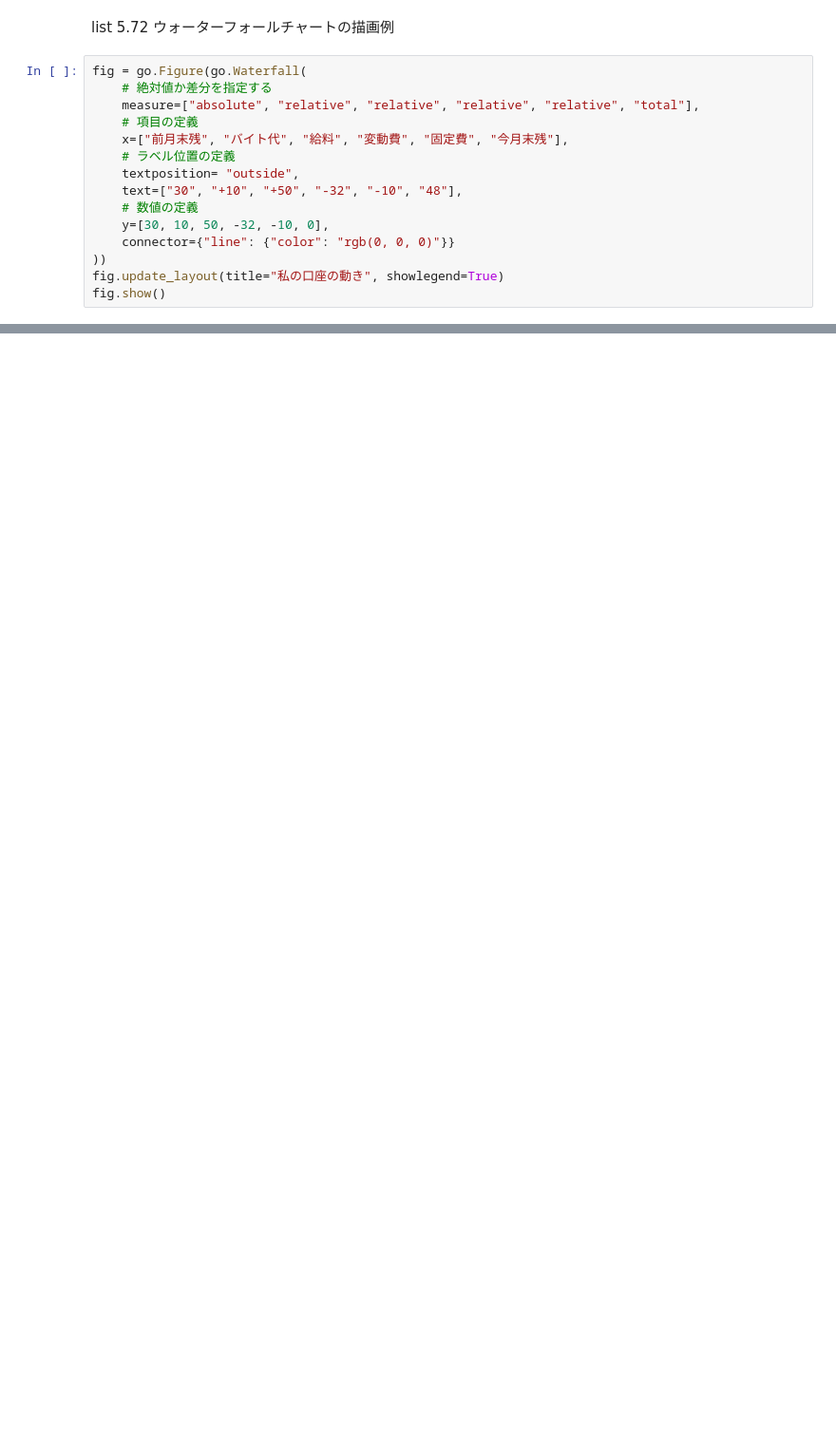
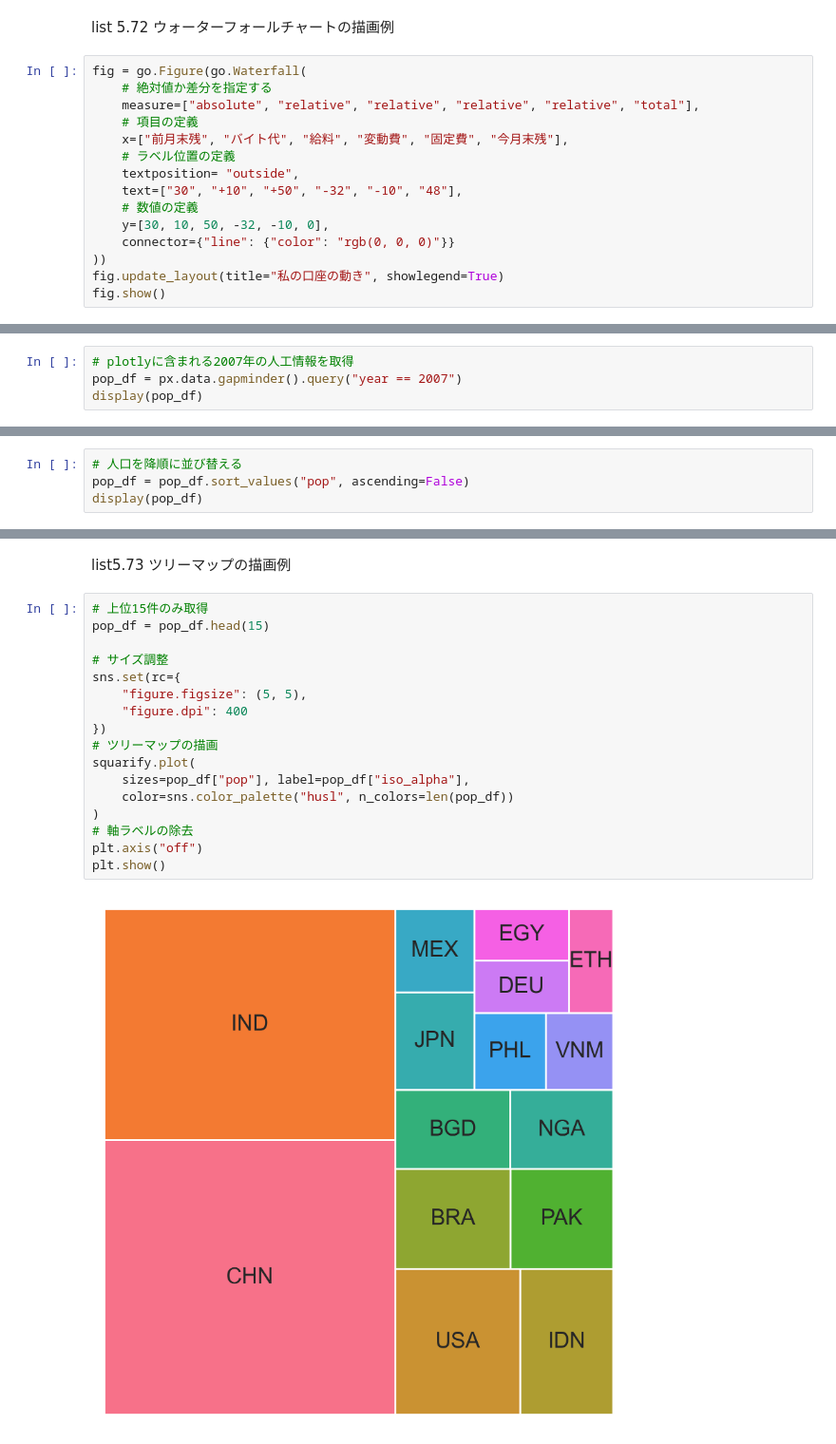
Before and after one commit to ginmaruGH/Introduction_to_Python_Data_Visualization_SE, a Jupyter notebook: practice/ch05_sec15-19.ipynb, the cells around one changed output, grey strips where cells are left out. Shown at 95% size. Drawn from its saved outputs; the diff is of its cells as text; blank space fills up the shorter version.

```diff
--- a/practice/ch05_sec15-19.ipynb
+++ b/practice/ch05_sec15-19.ipynb
@@ -102,0 +104,4 @@ fig.show()
+# %%
+# plotlyに含まれる2007年の人工情報を取得
+pop_df = px.data.gapminder().query("year == 2007")
+display(pop_df)
@@ -102,0 +122,4 @@ fig.show()
+# %%
+# 人口を降順に並び替える
+pop_df = pop_df.sort_values("pop", ascending=False)
+display(pop_df)
@@ -102,0 +140,21 @@ fig.show()
+# %% [markdown]
+list5.73 ツリーマップの描画例
+# %%
+# 上位15件のみ取得
+pop_df = pop_df.head(15)
+
+# サイズ調整
+sns.set(rc={
+    "figure.figsize": (5, 5),
+    "figure.dpi": 400
+})
+# ツリーマップの描画
+squarify.plot(
+    sizes=pop_df["pop"], label=pop_df["iso_alpha"],
+    color=sns.color_palette("husl", n_colors=len(pop_df))
+)
+# 軸ラベルの除去
+plt.axis("off")
+plt.show()
+# %% [output]
+[figure, added]
```
Also changed, not shown: parts of 25 cells of this notebook, 1 other file.
